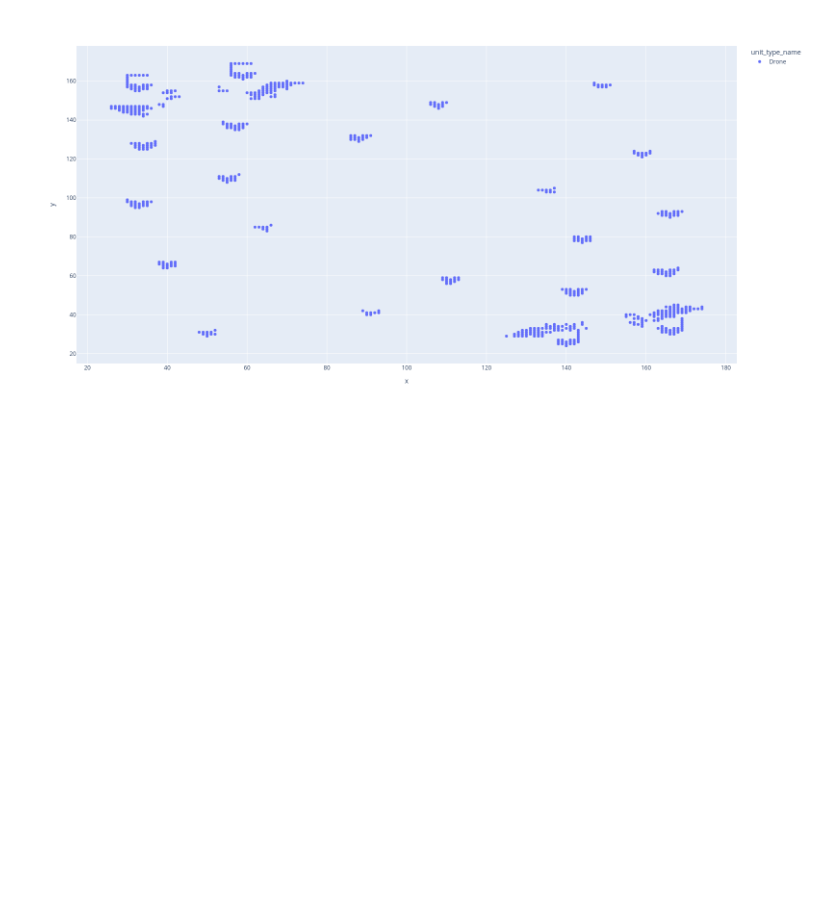
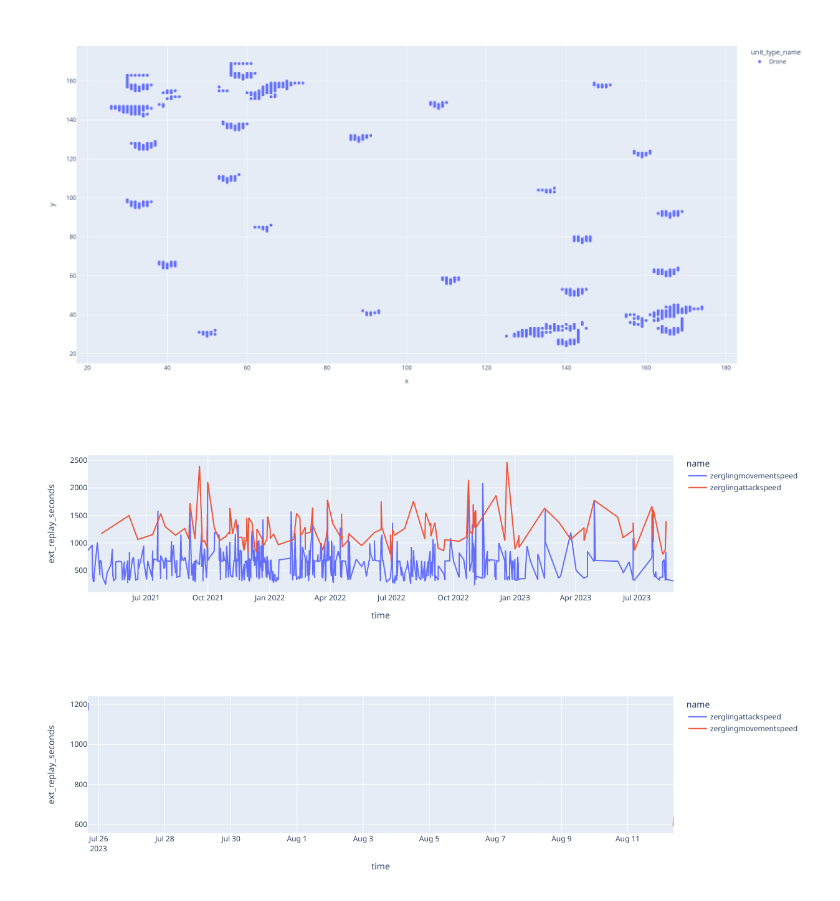
Before and after one commit to sebosp/s2-polars-data-analysis, a Jupyter notebook: jupyter_notebooks/Basic-Unit-Queries.ipynb, the cells around one changed output. Saved outputs shown, nothing was run; the diff lists cells and outputs as text; code cells hidden in the pictures; blank space fills up the shorter version.

Commit message:
Merge branch 'main' into develop

```diff
--- a/jupyter_notebooks/Basic-Unit-Queries.ipynb
+++ b/jupyter_notebooks/Basic-Unit-Queries.ipynb
@@ -230,3 +266,62 @@ fig = px.scatter(unit_born_ec_le, x="x", y="y", color="unit_type_name", render_m
 fig.show(renderer="png")
 # %% [output]
 [figure]
+# %%
+details_df = pl.scan_ipc("/home/seb/git/s2protocol-rs/ipcs/details.ipc")
+upgrades_df = pl.scan_ipc("/home/seb/git/s2protocol-rs/ipcs/upgrades.ipc")
+y = (
+    (
+        upgrades_df.join(details_df, on=[pl.col("ext_fs_replay_sha256")])
+        .filter(
+            (pl.col("ext_replay_seconds").gt(0))
+            & (pl.col("name").str.starts_with("zerg"))
+            & (pl.col("ext_replay_detail_player_name") == "2-1-8459957-Sazed")
+        )
+        .select(
+            [
+                pl.col("name"),
+                pl.col("ext_datetime").alias("time"),
+                pl.col("ext_replay_seconds").cast(pl.Float64),
+            ]
+        )
+    )
+    .collect()
+    .sort("time")
+)
+from functime.plotting import plot_comet, plot_forecasts, plot_fva, plot_residuals
+
+# y.shape
+# y
+
+entity_col, time_col = y.columns[:2]
+y_train, y_test = y.pipe(train_test_split(test_size=3))
+forecaster = linear_model(freq="1mo", lags=24)
+forecaster.fit(y=y_train)
+y_pred = forecaster.predict(fh=3)
+fig = px.line(y, x="time", y="ext_replay_seconds", color="name")
+fig.show()
+fig = px.line(y_pred, x="time", y="ext_replay_seconds", color="name")
+fig.show()
+y_pred = linear_model(freq="1mo", lags=24)(y=y_train, fh=3)
+
+# Score forecasts in parallel
+scores = mase(y_true=y_test, y_pred=y_pred, y_train=y_train)
+
+# Forecast with target transforms and feature transforms
+forecaster = linear_model(
+    freq="1mo",
+    lags=24,
+    target_transform=scale(),
+    feature_transform=add_fourier_terms(sp=12, K=6),
+)
+
+# Forecast with exogenous regressors!
+# Just pass them into X
+X = y.select([entity_col, time_col]).pipe(add_fourier_terms(sp=12, K=6)).collect()
+X_train, X_future = y.pipe(train_test_split(test_size=3))
+forecaster = linear_model(freq="1mo", lags=24)
+forecaster.fit(y=y_train, X=X_train)
+y_pred = forecaster.predict(fh=3, X=X_future)
+# %% [output]
+[figure, added]
+[figure, added]
```
Also changed, not shown: parts of 9 cells of this notebook, 1 other file.
